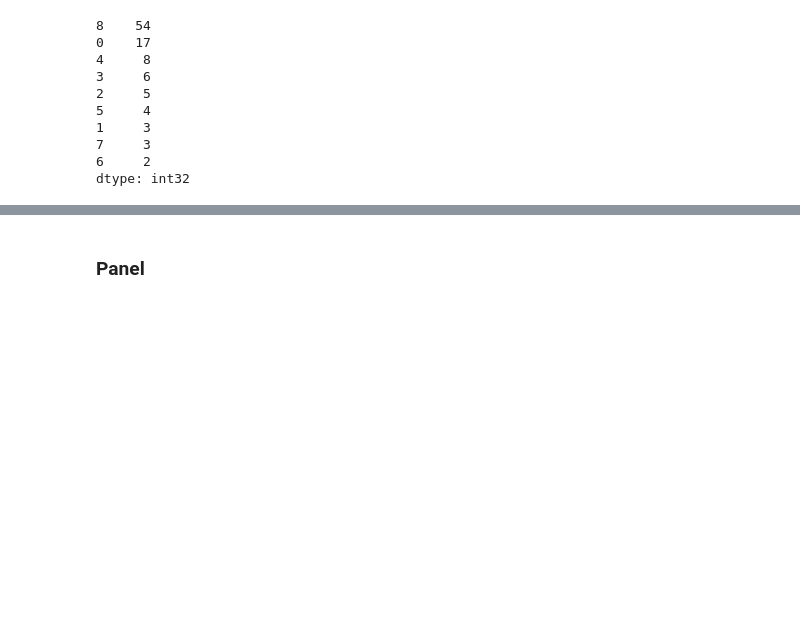
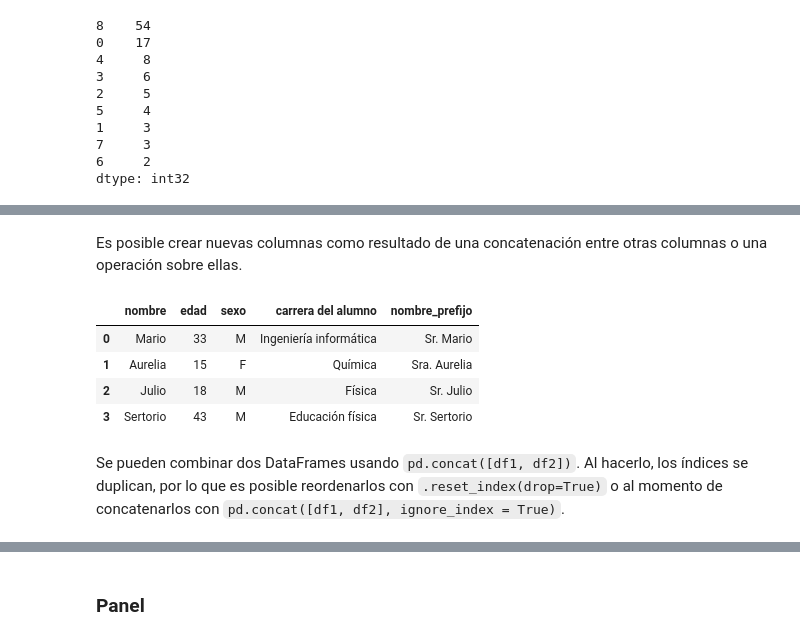
Before and after one commit to GabyPinilla/resumenes, a Jupyter notebook: Resumen_Python.ipynb, the cells around one changed output, grey strips where cells are left out. Drawn from its saved outputs; the diff is of its cells as text; code cells hidden in the pictures; blank space fills up the shorter version.

```diff
--- a/Resumen_Python.ipynb
+++ b/Resumen_Python.ipynb
@@ -788,0 +794,7 @@ Los DataFrames es una estructura en forma de tabla. Cada columna es una serie do
+# %%
+datos = {'nombre': ['Mario', 'Aurelia', 'Julio', 'Sertorio'],
+         'edad':[33, 15, 18, 43],
+         'sexo':['M', 'F', 'M', 'M'],
+         'carrera':['Ingeniería informática', 'Química', 'Física', 'Educación física']}
+df = pd.DataFrame(data=datos)
+df
@@ -788,0 +865,3 @@ Los DataFrames es una estructura en forma de tabla. Cada columna es una serie do
+# %%
+df.rename(columns= {'carrera':'carrera del alumno'}, inplace=True)
+df
@@ -788,0 +897,13 @@ Los DataFrames es una estructura en forma de tabla. Cada columna es una serie do
+# %% [markdown]
+Es posible crear nuevas columnas como resultado de una concatenación entre otras columnas o una operación sobre ellas.
+# %%
+df['nombre_prefijo']= ['Sr. ', 'Sra. ','Sr. ','Sr. '] + df['nombre']
+df
+# %% [output]
+|  | nombre | edad | sexo | carrera del alumno | nombre_prefijo |
+| 0 | Mario | 33 | M | Ingeniería informática | Sr. Mario |
+| 1 | Aurelia | 15 | F | Química | Sra. Aurelia |
+| 2 | Julio | 18 | M | Física | Sr. Julio |
+| 3 | Sertorio | 43 | M | Educación física | Sr. Sertorio |
+# %% [markdown]
+Se pueden combinar dos DataFrames usando `pd.concat([df1, df2])`. Al hacerlo, los índices se duplican, por lo que es posible reordenarlos con `.reset_index(drop=True)` o al momento de concatenarlos con `pd.concat([df1, df2], ignore_index = True)`.
```
Also changed, not shown: parts of 24 cells of this notebook.
